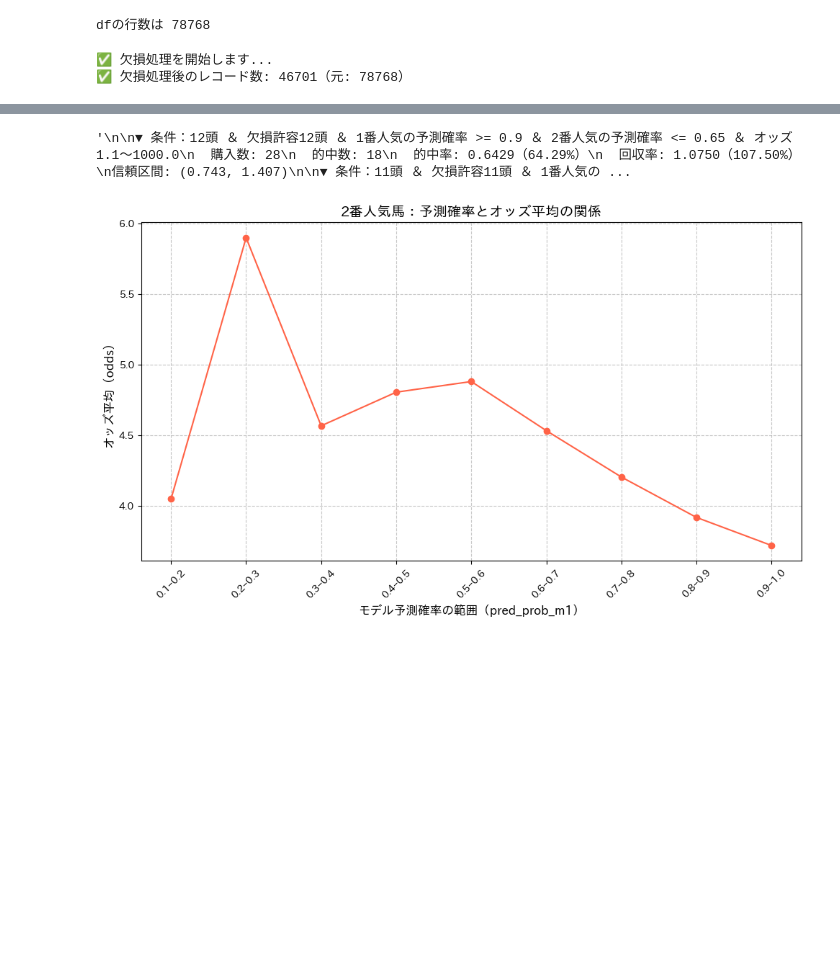
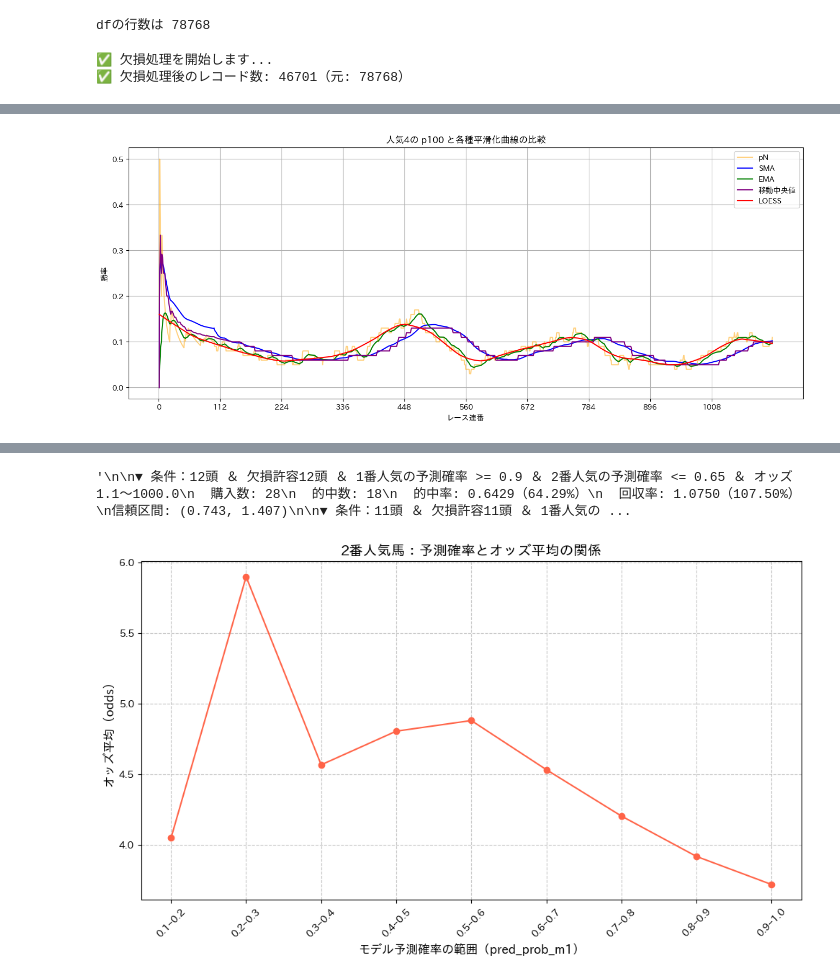
Before and after one commit to anniereon/keiba_ml, a Jupyter notebook: 上位に入る確率を予想して的中率や回収率の改善に繋げたい.ipynb, the cells around one changed output, grey strips where cells are left out. Saved outputs shown, nothing was run; the diff lists cells and outputs as text; code cells hidden in the pictures; blank space fills up the shorter version.

```diff
--- a/上位に入る確率を予想して的中率や回収率の改善に繋げたい.ipynb
+++ b/上位に入る確率を予想して的中率や回収率の改善に繋げたい.ipynb
@@ -126,7 +126,7 @@ df_feature.to_csv('C:\\Users\\ryo\\Downloads\\df_feature.csv', index=False, enco
 # フィルタ条件を適用
 filtered_df = df_feature.copy()
 ## 年
-train_year = 2022
+train_year = 2023
 valid_year = 2024
 if train_year < valid_year:
     min_year = train_year
@@ -372,2 +418,56 @@ print("\n✅ コースごとの的中率とはずれ率を表形式でCSV出力
 
 ✅ コースごとの的中率とはずれ率を表形式でCSV出力しました。
+# %%
+import numpy as np
+import pandas as pd
+import matplotlib.pyplot as plt
+from statsmodels.nonparametric.smoothers_lowess import lowess
+
+# --- 対象人気を指定 ---
+target_popularity = 4
+df_plot = full_pred_df[full_pred_df['popularity'] == target_popularity].copy()
+df_plot['is_win'] = (df_plot['finish_rank'] == 1).astype(int)
+
+# --- p100 / pN 計算 ---
+WINDOW_LONG = 60
+N = 100 # 10,20,50,100
+df_plot['p100'] = df_plot['is_win'].rolling(WINDOW_LONG, min_periods=1).mean().shift(1)
+df_plot['pN'] = df_plot['is_win'].rolling(N, min_periods=1).mean().shift(1)
+
+# --- 移動平均 (SMA) ---
+df_plot['pN_SMA'] = df_plot['pN'].rolling(N, min_periods=1).mean()
+
+# --- 指数移動平均 (EMA) ---
+EMA_SPAN = 20  # 半減期的なスパン
+df_plot['pN_EMA'] = df_plot['pN'].ewm(span=EMA_SPAN, adjust=False).mean()
+
+# --- 移動中央値 ---
+df_plot['pN_median'] = df_plot['pN'].rolling(N, min_periods=1).median()
+
+# --- LOESS（局所回帰） ---
+frac = 0.1  # データ全体に対する窓の比率。小さいほど滑らか
+loess_result = lowess(df_plot['pN'], np.arange(len(df_plot)), frac=frac, return_sorted=False)
+df_plot['pN_LOESS'] = loess_result
+
+# --- グラフ作成 ---
+plt.figure(figsize=(16, 6))
+x = np.arange(len(df_plot))
+
+plt.plot(x, df_plot['pN'], label='pN', color='orange', alpha=0.5)
+plt.plot(x, df_plot['pN_SMA'], label='SMA', color='blue')
+plt.plot(x, df_plot['pN_EMA'], label='EMA', color='green')
+plt.plot(x, df_plot['pN_median'], label='移動中央値', color='purple')
+plt.plot(x, df_plot['pN_LOESS'], label='LOESS', color='red')
+
+# 横軸の目盛りは一定間隔
+step = max(1, len(x)//10)
+plt.xticks(ticks=np.arange(0, len(x), step))
+
+plt.xlabel('レース連番')
+plt.ylabel('勝率')
+plt.title(f'人気{target_popularity}の p{N} と各種平滑化曲線の比較')
+plt.legend()
+plt.grid(True)
+plt.show()
+# %% [output]
+[figure, added]
```
Also changed, not shown: parts of 8 cells of this notebook.
